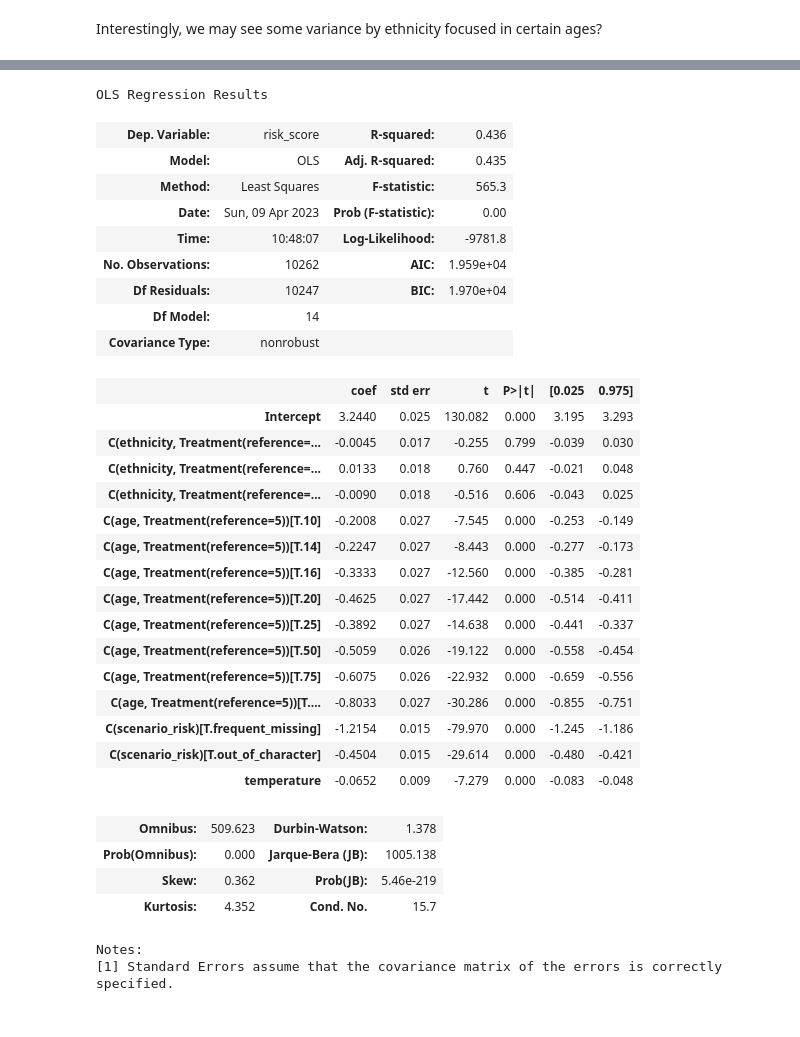
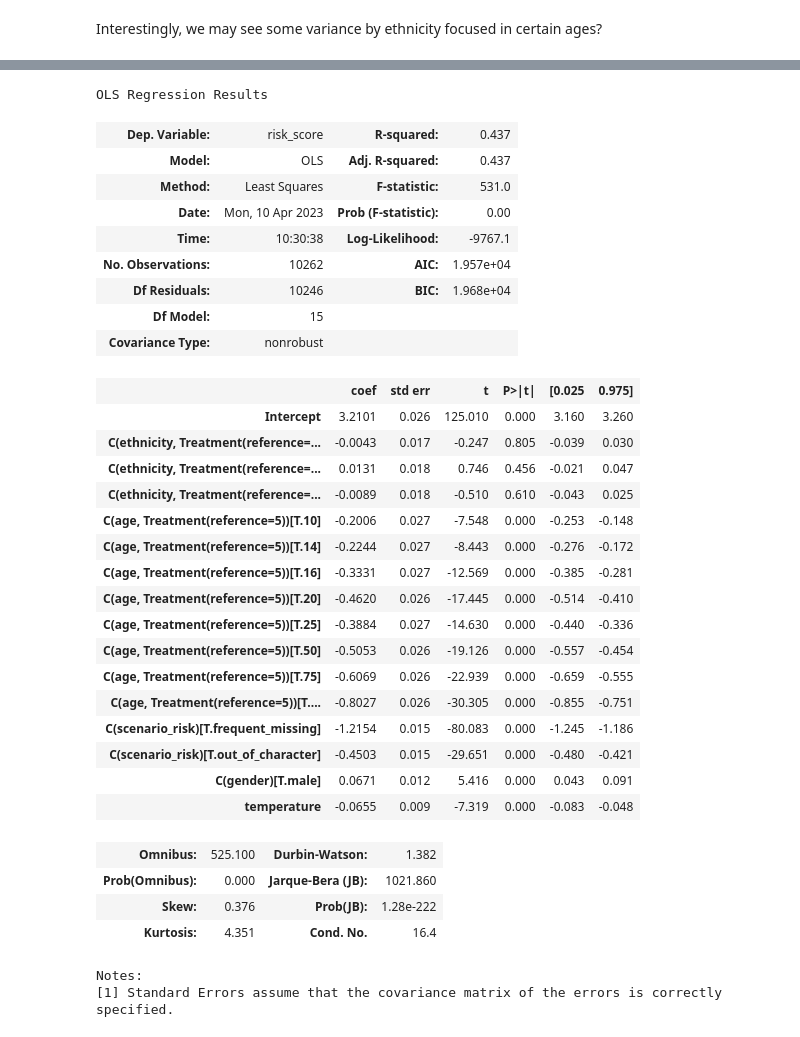
Before and after one commit to AndreasThinks/police-risk-open-ai, a Jupyter notebook: nbs/Analysis/llm_risk_research.ipynb, the cells around one changed output, grey strips where cells are left out. Drawn from its saved outputs; the diff is of its cells as text; code cells hidden in the pictures.

```diff
--- a/nbs/Analysis/llm_risk_research.ipynb
+++ b/nbs/Analysis/llm_risk_research.ipynb
@@ -156,3 +155,5 @@ Categories (5, object): ['missing' < 'absent' < 'low' < 'medium' < 'high']
+# %%
+ordinal_df['gender_ethnicity'] = ordinal_df['gender'].astype('str') + ' , ' + ordinal_df['ethnicity'].astype('str')
 # %%
 fig, ax = plt.subplots(figsize=(10,6))
 
@@ -176,39 +234,40 @@ Interestingly, we may see some variance by ethnicity focused in certain ages?
 # %%
-mod = smf.ols(formula='risk_score ~ temperature + C(ethnicity, Treatment(reference="White")) + C(age, Treatment(reference=5)) + C(scenario_risk)', data=ordinal_df)
+mod = smf.ols(formula='risk_score ~ temperature + C(ethnicity, Treatment(reference="White")) + C(age, Treatment(reference=5)) + C(scenario_risk) + C(gender)', data=ordinal_df)
 res = mod.fit()
 
 res.summary()
 # %% [output]
 OLS Regression Results
-| Dep. Variable: | risk_score | R-squared: | 0.436 |
-| Model: | OLS | Adj. R-squared: | 0.435 |
-| Method: | Least Squares | F-statistic: | 565.3 |
-| Date: | Sun, 09 Apr 2023 | Prob (F-statistic): | 0.00 |
-| Time: | 10:48:07 | Log-Likelihood: | -9781.8 |
-| No. Observations: | 10262 | AIC: | 1.959e+04 |
-| Df Residuals: | 10247 | BIC: | 1.970e+04 |
-| Df Model: | 14 |  |  |
+| Dep. Variable: | risk_score | R-squared: | 0.437 |
+| Model: | OLS | Adj. R-squared: | 0.437 |
+| Method: | Least Squares | F-statistic: | 531.0 |
+| Date: | Mon, 10 Apr 2023 | Prob (F-statistic): | 0.00 |
+| Time: | 10:30:38 | Log-Likelihood: | -9767.1 |
+| No. Observations: | 10262 | AIC: | 1.957e+04 |
+| Df Residuals: | 10246 | BIC: | 1.968e+04 |
+| Df Model: | 15 |  |  |
 | Covariance Type: | nonrobust |  |  |
 |  | coef | std err | t | P>|t| | [0.025 | 0.975] |
-| Intercept | 3.2440 | 0.025 | 130.082 | 0.000 | 3.195 | 3.293 |
-| C(ethnicity, Treatment(reference=... | -0.0045 | 0.017 | -0.255 | 0.799 | -0.039 | 0.030 |
-| C(ethnicity, Treatment(reference=... | 0.0133 | 0.018 | 0.760 | 0.447 | -0.021 | 0.048 |
-| C(ethnicity, Treatment(reference=... | -0.0090 | 0.018 | -0.516 | 0.606 | -0.043 | 0.025 |
-| C(age, Treatment(reference=5))[T.10] | -0.2008 | 0.027 | -7.545 | 0.000 | -0.253 | -0.149 |
-| C(age, Treatment(reference=5))[T.14] | -0.2247 | 0.027 | -8.443 | 0.000 | -0.277 | -0.173 |
-| C(age, Treatment(reference=5))[T.16] | -0.3333 | 0.027 | -12.560 | 0.000 | -0.385 | -0.281 |
-| C(age, Treatment(reference=5))[T.20] | -0.4625 | 0.027 | -17.442 | 0.000 | -0.514 | -0.411 |
-| C(age, Treatment(reference=5))[T.25] | -0.3892 | 0.027 | -14.638 | 0.000 | -0.441 | -0.337 |
-| C(age, Treatment(reference=5))[T.50] | -0.5059 | 0.026 | -19.122 | 0.000 | -0.558 | -0.454 |
-| C(age, Treatment(reference=5))[T.75] | -0.6075 | 0.026 | -22.932 | 0.000 | -0.659 | -0.556 |
-| C(age, Treatment(reference=5))[T.... | -0.8033 | 0.027 | -30.286 | 0.000 | -0.855 | -0.751 |
-| C(scenario_risk)[T.frequent_missing] | -1.2154 | 0.015 | -79.970 | 0.000 | -1.245 | -1.186 |
-| C(scenario_risk)[T.out_of_character] | -0.4504 | 0.015 | -29.614 | 0.000 | -0.480 | -0.421 |
-| temperature | -0.0652 | 0.009 | -7.279 | 0.000 | -0.083 | -0.048 |
+| Intercept | 3.2101 | 0.026 | 125.010 | 0.000 | 3.160 | 3.260 |
+| C(ethnicity, Treatment(reference=... | -0.0043 | 0.017 | -0.247 | 0.805 | -0.039 | 0.030 |
+| C(ethnicity, Treatment(reference=... | 0.0131 | 0.018 | 0.746 | 0.456 | -0.021 | 0.047 |
+| C(ethnicity, Treatment(reference=... | -0.0089 | 0.018 | -0.510 | 0.610 | -0.043 | 0.025 |
+| C(age, Treatment(reference=5))[T.10] | -0.2006 | 0.027 | -7.548 | 0.000 | -0.253 | -0.148 |
+| C(age, Treatment(reference=5))[T.14] | -0.2244 | 0.027 | -8.443 | 0.000 | -0.276 | -0.172 |
+| C(age, Treatment(reference=5))[T.16] | -0.3331 | 0.027 | -12.569 | 0.000 | -0.385 | -0.281 |
+| C(age, Treatment(reference=5))[T.20] | -0.4620 | 0.026 | -17.445 | 0.000 | -0.514 | -0.410 |
+| C(age, Treatment(reference=5))[T.25] | -0.3884 | 0.027 | -14.630 | 0.000 | -0.440 | -0.336 |
+| C(age, Treatment(reference=5))[T.50] | -0.5053 | 0.026 | -19.126 | 0.000 | -0.557 | -0.454 |
+| C(age, Treatment(reference=5))[T.75] | -0.6069 | 0.026 | -22.939 | 0.000 | -0.659 | -0.555 |
+| C(age, Treatment(reference=5))[T.... | -0.8027 | 0.026 | -30.305 | 0.000 | -0.855 | -0.751 |
+| C(scenario_risk)[T.frequent_missing] | -1.2154 | 0.015 | -80.083 | 0.000 | -1.245 | -1.186 |
+| C(scenario_risk)[T.out_of_character] | -0.4503 | 0.015 | -29.651 | 0.000 | -0.480 | -0.421 |
+| C(gender)[T.male] | 0.0671 | 0.012 | 5.416 | 0.000 | 0.043 | 0.091 |
+| temperature | -0.0655 | 0.009 | -7.319 | 0.000 | -0.083 | -0.048 |
-| Omnibus: | 509.623 | Durbin-Watson: | 1.378 |
-| Prob(Omnibus): | 0.000 | Jarque-Bera (JB): | 1005.138 |
-| Skew: | 0.362 | Prob(JB): | 5.46e-219 |
-| Kurtosis: | 4.352 | Cond. No. | 15.7 |
+| Omnibus: | 525.100 | Durbin-Watson: | 1.382 |
+| Prob(Omnibus): | 0.000 | Jarque-Bera (JB): | 1021.860 |
+| Skew: | 0.376 | Prob(JB): | 1.28e-222 |
+| Kurtosis: | 4.351 | Cond. No. | 16.4 |
 Notes:
 [1] Standard Errors assume that the covariance matrix of the errors is correctly specified.
 # %%
```
Also changed, not shown: parts of 25 cells of this notebook, 6 other files.
